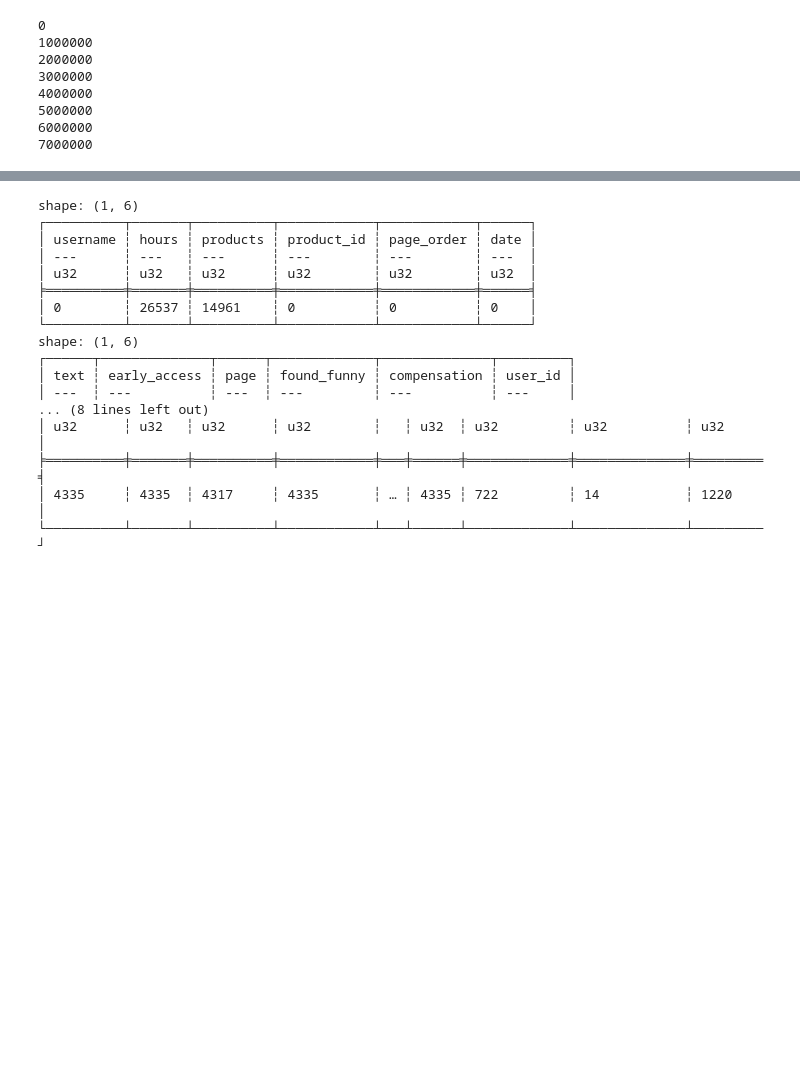
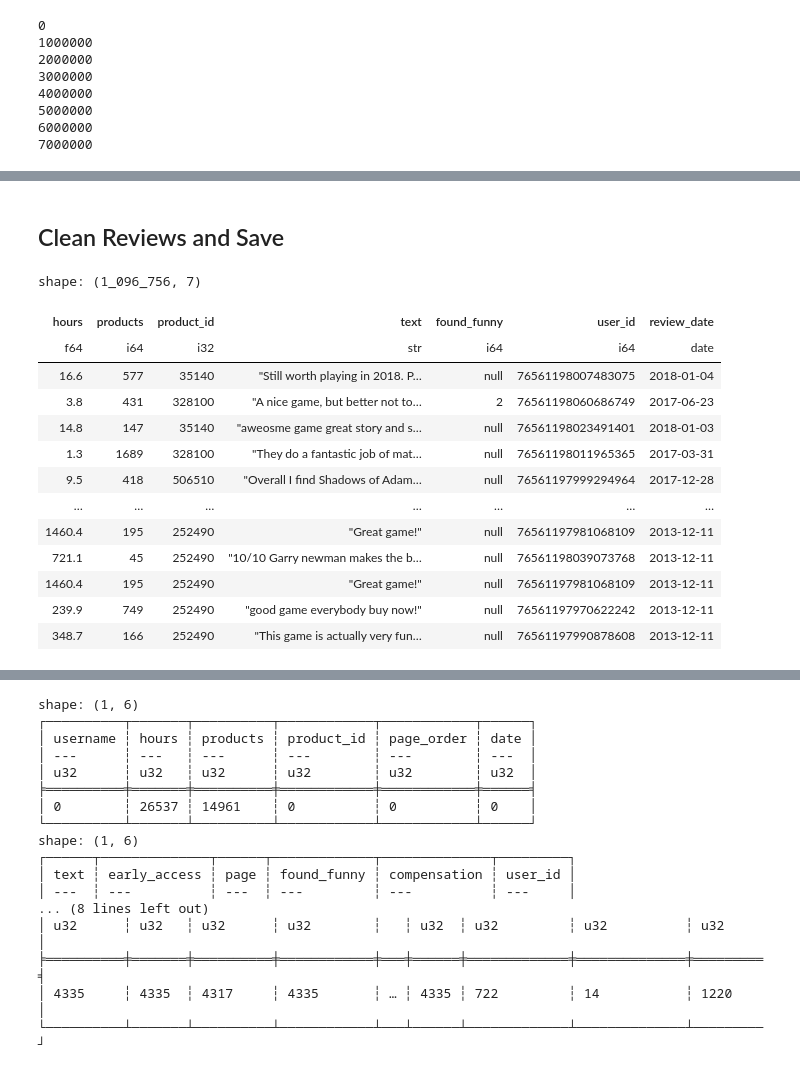
Before and after one commit to onichmath/Steam-Sequential-Recommender, a Jupyter notebook: DataExtraction.ipynb, the cells around one changed output, grey strips where cells are left out. Drawn from its saved outputs; the diff is of its cells as text; code cells hidden in the pictures; blank space fills up the shorter version.

```diff
--- a/DataExtraction.ipynb
+++ b/DataExtraction.ipynb
@@ -120,3 +137,5 @@ shape: (5, 12)
 | "hello?<" | 14.6 | 2 | "328100" | 1 | "2017-10-16" | "Better than Minecraft" | false | 1 | 2 | ... |
 | "Cyderine916" | 5.0 | 64 | "35140" | 0 | "2018-01-04" | "I love and idolized Batman and… | false | 1 | null | ... |
 | "DarklyThinking" | 16.6 | 577 | "35140" | 1 | "2018-01-04" | "Still worth playing in 2018. P… | false | 1 | null | ... |
+# %% [markdown]
+## Clean Reviews and Save
@@ -125,0 +172,17 @@ cleaned_reviews_df = reviews_df.with_columns(pl.col("product_id").cast(pl.Int32)
+# %%
+cleaned_reviews_df.collect()
+# %% [output]
+shape: (1_096_756, 7)
+| hours | products | product_id | text | found_funny | user_id | review_date |
+| f64 | i64 | i32 | str | i64 | i64 | date |
+| 16.6 | 577 | 35140 | "Still worth playing in 2018. P… | null | 76561198007483075 | 2018-01-04 |
+| 3.8 | 431 | 328100 | "A nice game, but better not to… | 2 | 76561198060686749 | 2017-06-23 |
+| 14.8 | 147 | 35140 | "aweosme game great story and s… | null | 76561198023491401 | 2018-01-03 |
+| 1.3 | 1689 | 328100 | "They do a fantastic job of mat… | null | 76561198011965365 | 2017-03-31 |
+| 9.5 | 418 | 506510 | "Overall I find Shadows of Adam… | null | 76561197999294964 | 2017-12-28 |
+| … | … | … | … | … | … | … |
+| 1460.4 | 195 | 252490 | "Great game!" | null | 76561197981068109 | 2013-12-11 |
+| 721.1 | 45 | 252490 | "10/10 Garry newman makes the b… | null | 76561198039073768 | 2013-12-11 |
+| 1460.4 | 195 | 252490 | "Great game!" | null | 76561197981068109 | 2013-12-11 |
+| 239.9 | 749 | 252490 | "good game everybody buy now!" | null | 76561197970622242 | 2013-12-11 |
+| 348.7 | 166 | 252490 | "This game is actually very fun… | null | 76561197990878608 | 2013-12-11 |
```
Also changed, not shown: parts of 10 cells of this notebook, 4 other files.
